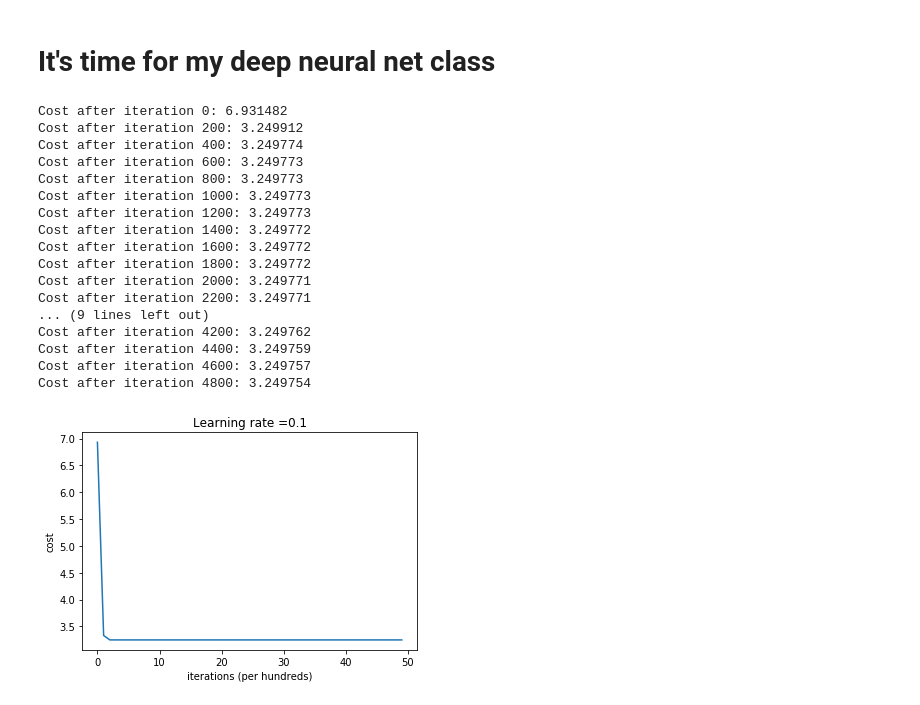
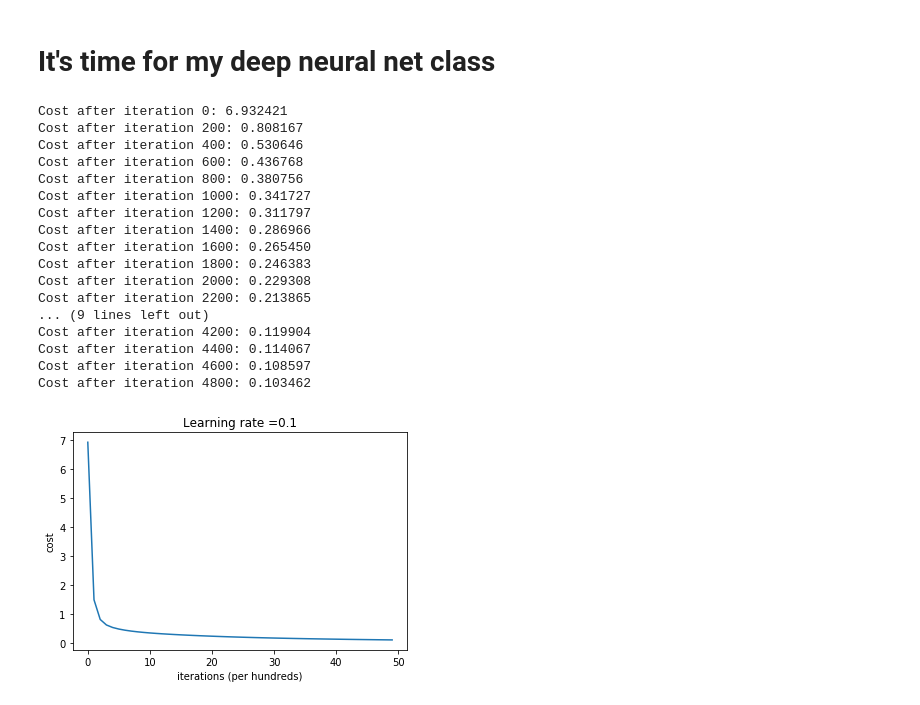
Before and after one commit to KhanShaheb34/Bangla-Handwritten-Digit-Recognition, a Jupyter notebook: BHDR_Deep_Neural_Net.ipynb, the cells around one changed output. Cells and saved outputs as stored; diff of their text form; code cells hidden in the pictures.

```diff
--- a/BHDR_Deep_Neural_Net.ipynb
+++ b/BHDR_Deep_Neural_Net.ipynb
@@ -69,26 +71,25 @@ Number of output params: 10
 # %% [markdown]
 # It's time for my deep neural net class
 # %%
-from NeuralNet import NeuralNetwork
-classifier = NeuralNetwork([n_x, 64, 32, 16, n_y])
+classifier = NeuralNetwork([n_x, 100, n_y])
 classifier.fit(X_train, Y_train, 0.1, 5000, 200, True)
 # %% [output]
-Cost after iteration 0: 6.931482
-Cost after iteration 200: 3.249912
-Cost after iteration 400: 3.249774
-Cost after iteration 600: 3.249773
-Cost after iteration 800: 3.249773
-Cost after iteration 1000: 3.249773
-Cost after iteration 1200: 3.249773
-Cost after iteration 1400: 3.249772
-Cost after iteration 1600: 3.249772
-Cost after iteration 1800: 3.249772
-Cost after iteration 2000: 3.249771
-Cost after iteration 2200: 3.249771
+Cost after iteration 0: 6.932421
+Cost after iteration 200: 0.808167
+Cost after iteration 400: 0.530646
+Cost after iteration 600: 0.436768
+Cost after iteration 800: 0.380756
+Cost after iteration 1000: 0.341727
+Cost after iteration 1200: 0.311797
+Cost after iteration 1400: 0.286966
+Cost after iteration 1600: 0.265450
+Cost after iteration 1800: 0.246383
+Cost after iteration 2000: 0.229308
+Cost after iteration 2200: 0.213865
 ... (9 lines left out)
-Cost after iteration 4200: 3.249762
-Cost after iteration 4400: 3.249759
-Cost after iteration 4600: 3.249757
-Cost after iteration 4800: 3.249754
+Cost after iteration 4200: 0.119904
+Cost after iteration 4400: 0.114067
+Cost after iteration 4600: 0.108597
+Cost after iteration 4800: 0.103462
-[figure, old version]
+[figure, new version]
 # %%
```
Also changed, not shown: parts of 7 cells of this notebook.
